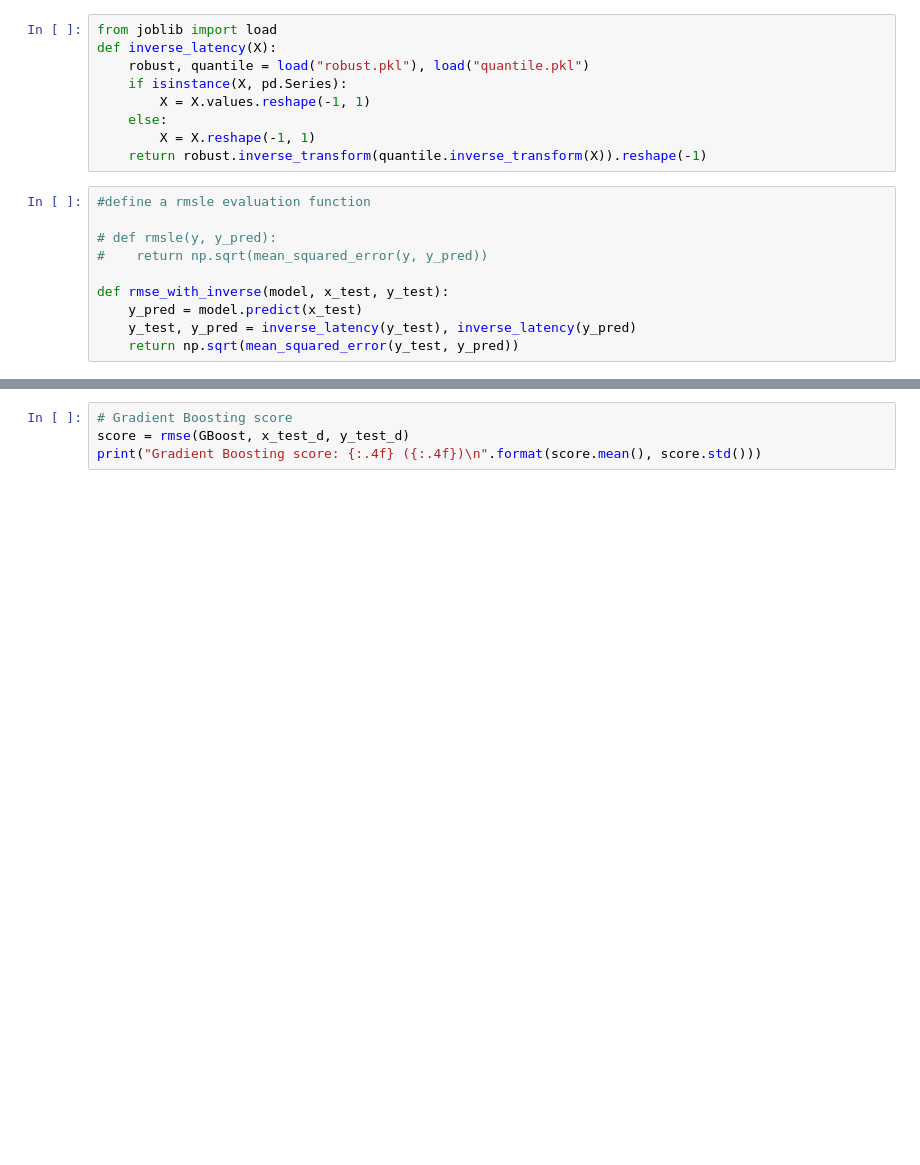
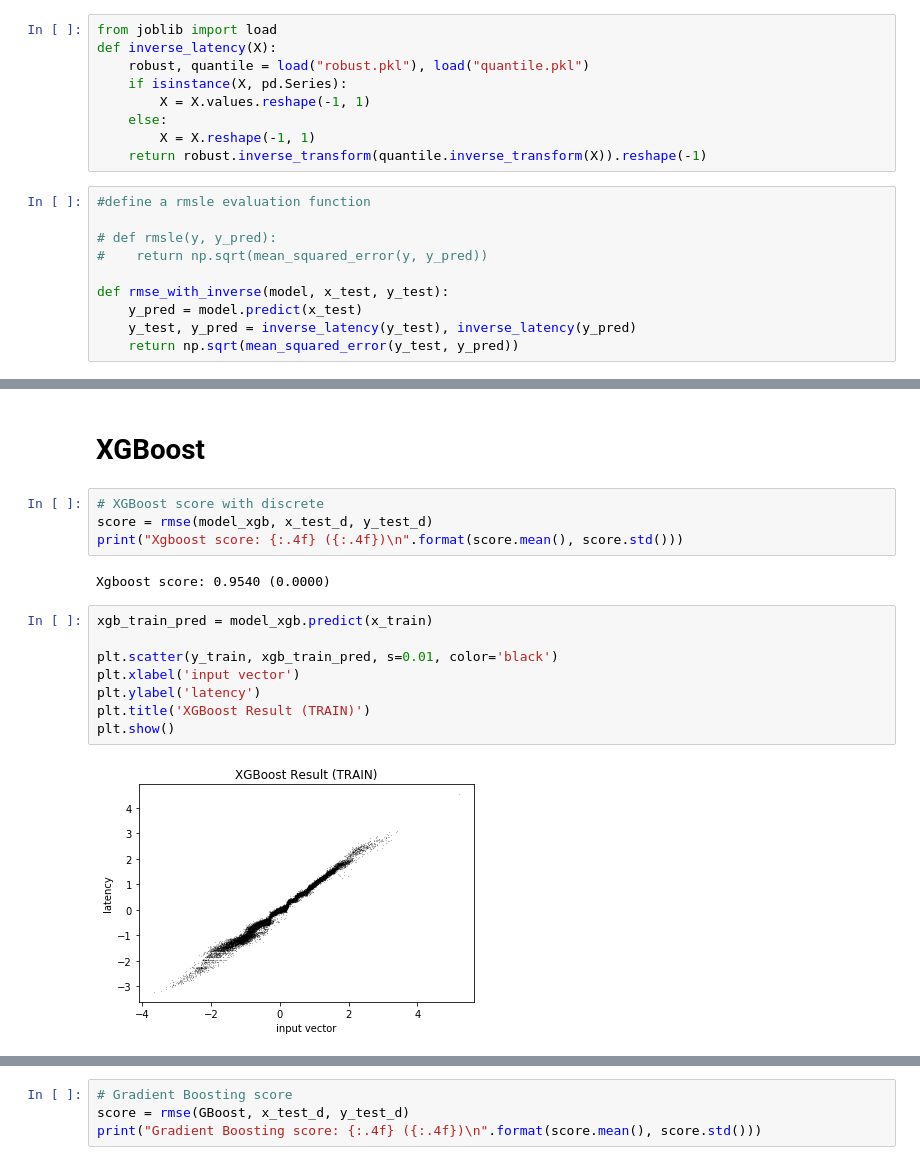
Before and after one commit to meowpunch/LENNA, a Jupyter notebook: NASR/train_mixed_wo_gs.ipynb, the cells around one changed output, grey strips where cells are left out. Drawn from its saved outputs; the diff is of its cells as text; blank space fills up the shorter version.

Commit message:
JEW: diagram uploaded 1 XGB 2 Gradient Boost 3 LGBM

```diff
--- a/NASR/train_mixed_wo_gs.ipynb
+++ b/NASR/train_mixed_wo_gs.ipynb
@@ -211,0 +177,18 @@ Xgboost rmse : 176280.06217845273
+# %% [markdown]
+# XGBoost
+# %%
+# XGBoost score with discrete
+score = rmse(model_xgb, x_test_d, y_test_d)
+print("Xgboost score: {:.4f} ({:.4f})\n".format(score.mean(), score.std()))
+# %% [output]
+Xgboost score: 0.9540 (0.0000)
+# %%
+xgb_train_pred = model_xgb.predict(x_train)
+
+plt.scatter(y_train, xgb_train_pred, s=0.01, color='black')
+plt.xlabel('input vector')
+plt.ylabel('latency')
+plt.title('XGBoost Result (TRAIN)')
+plt.show()
+# %% [output]
+[figure, added]
```
Also changed, not shown: parts of 28 cells of this notebook.
